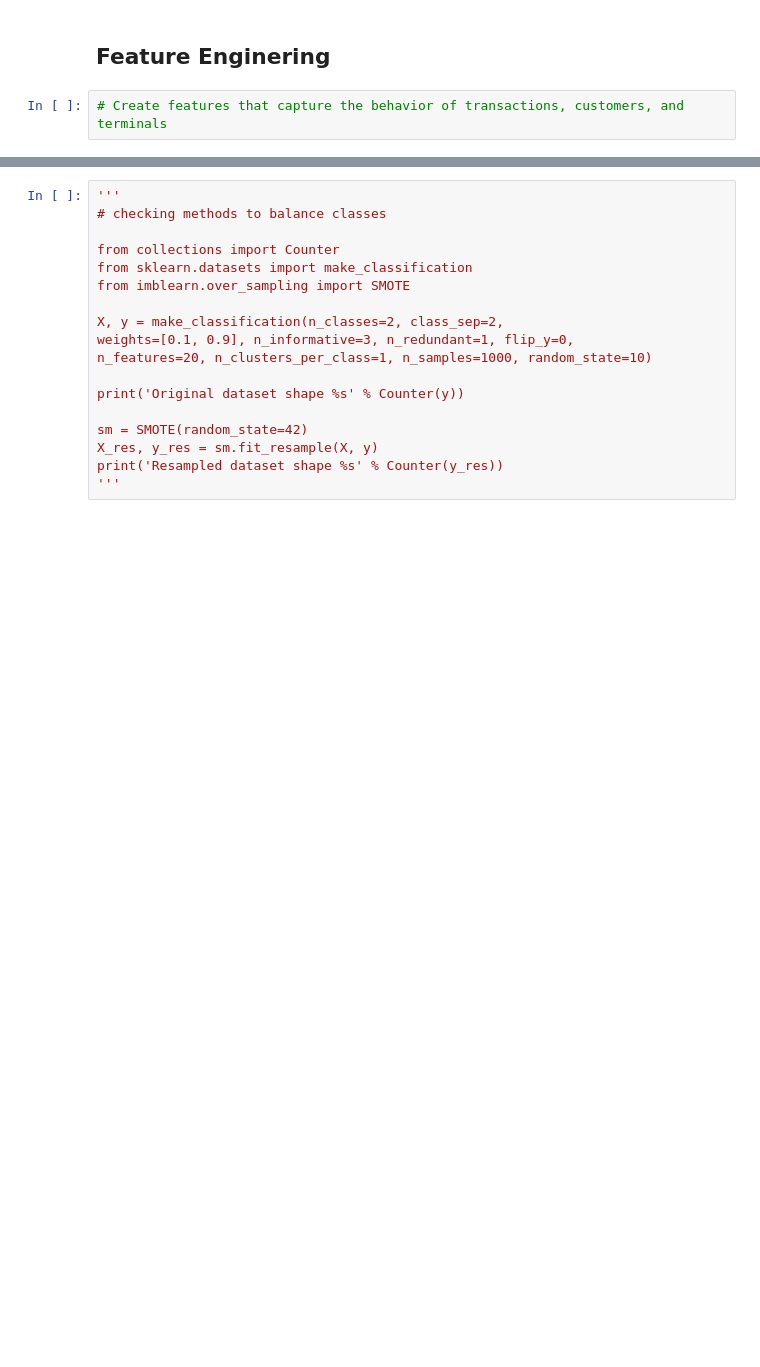
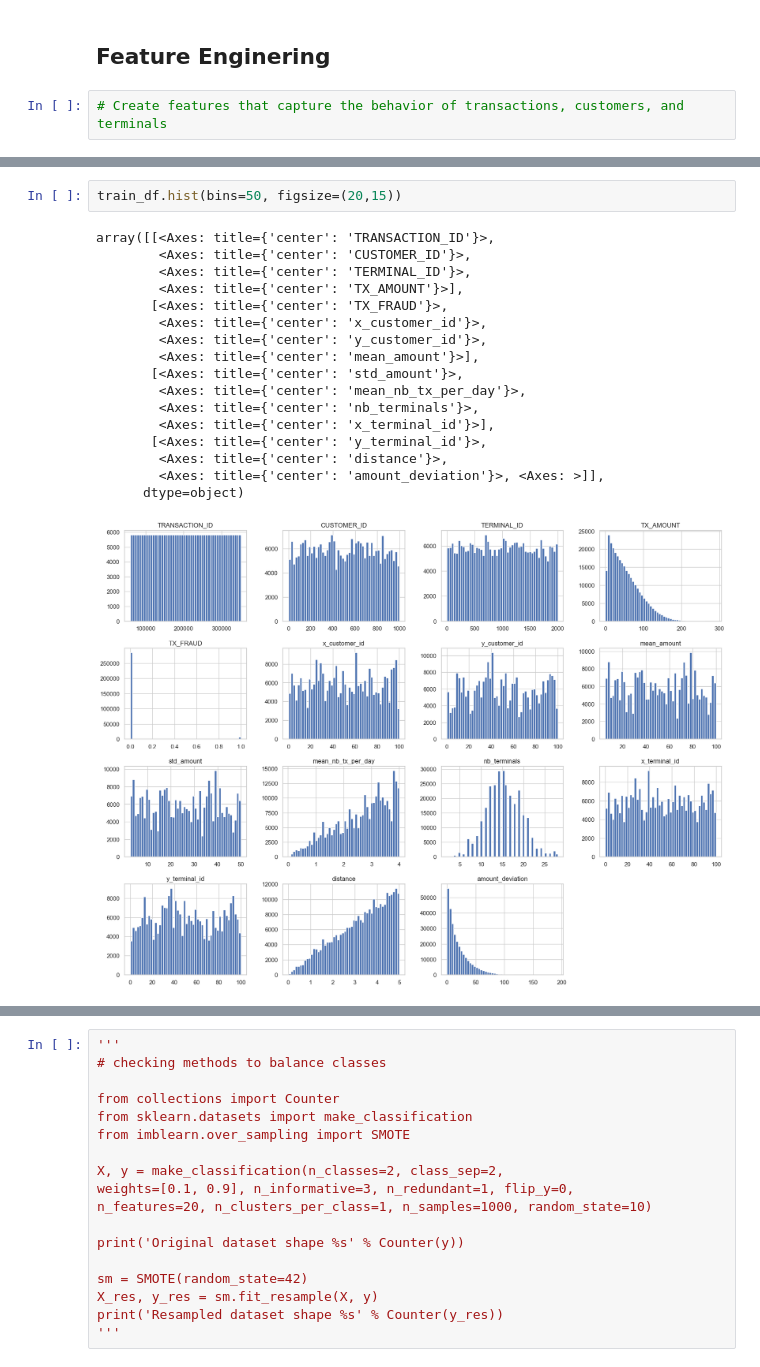
Before and after one commit to JuanS286/CreditCardFraudDetection, a Jupyter notebook: CreditCardFraudDetection.ipynb, the cells around one changed output, grey strips where cells are left out. Saved outputs shown, nothing was run; the diff lists cells and outputs as text; blank space fills up the shorter version.

```diff
--- a/CreditCardFraudDetection.ipynb
+++ b/CreditCardFraudDetection.ipynb
@@ -430,0 +432,20 @@ memory usage: 37.8+ MB
+# %%
+train_df.hist(bins=50, figsize=(20,15))
+# %% [output]
+array([[<Axes: title={'center': 'TRANSACTION_ID'}>,
+        <Axes: title={'center': 'CUSTOMER_ID'}>,
+        <Axes: title={'center': 'TERMINAL_ID'}>,
+        <Axes: title={'center': 'TX_AMOUNT'}>],
+       [<Axes: title={'center': 'TX_FRAUD'}>,
+        <Axes: title={'center': 'x_customer_id'}>,
+        <Axes: title={'center': 'y_customer_id'}>,
+        <Axes: title={'center': 'mean_amount'}>],
+       [<Axes: title={'center': 'std_amount'}>,
+        <Axes: title={'center': 'mean_nb_tx_per_day'}>,
+        <Axes: title={'center': 'nb_terminals'}>,
+        <Axes: title={'center': 'x_terminal_id'}>],
+       [<Axes: title={'center': 'y_terminal_id'}>,
+        <Axes: title={'center': 'distance'}>,
+        <Axes: title={'center': 'amount_deviation'}>, <Axes: >]],
+      dtype=object)
+[figure, added]
```
Also changed, not shown: parts of 11 cells of this notebook.
